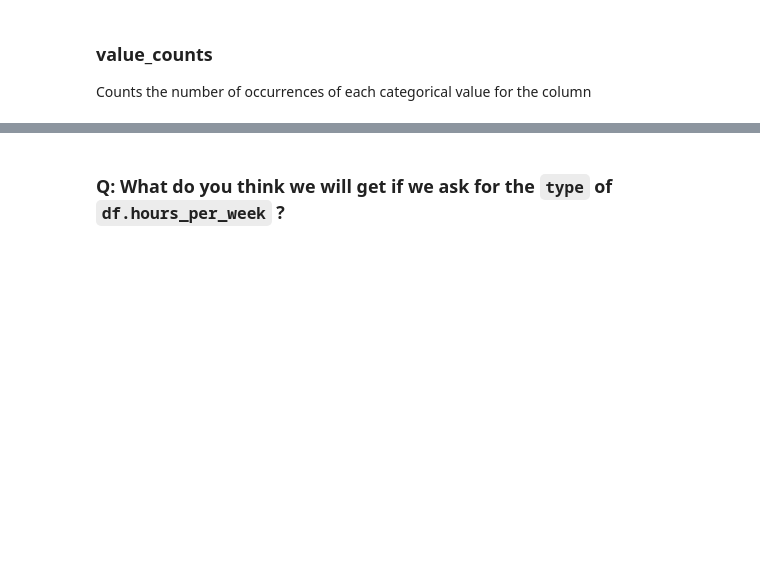
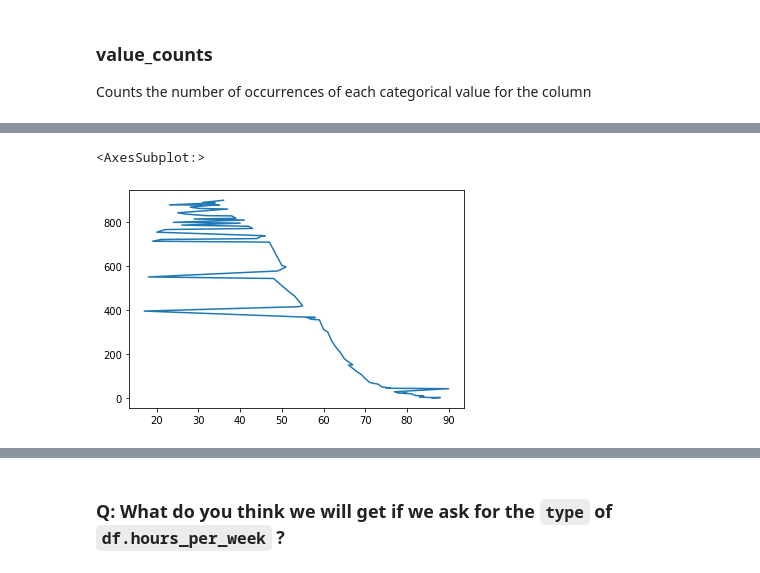
Before and after one commit to FNafisa/T5-Bootcamp, a Jupyter notebook: PRACTICE/GAMMA/BPM_Prework/lessons/17_pandas/intro_to_pandas.ipynb, the cells around one changed output, grey strips where cells are left out. Drawn from its saved outputs; the diff is of its cells as text; code cells hidden in the pictures; blank space fills up the shorter version.

```diff
--- a/PRACTICE/GAMMA/BPM_Prework/lessons/17_pandas/intro_to_pandas.ipynb
+++ b/PRACTICE/GAMMA/BPM_Prework/lessons/17_pandas/intro_to_pandas.ipynb
@@ -197 +470,6 @@ type(df.education)
+# %%
+df.age.value_counts().plot()
+# %% [output]
+<AxesSubplot:>
+[figure, added]
 # %%
```
Also changed, not shown: parts of 35 cells of this notebook, 1 other file.
